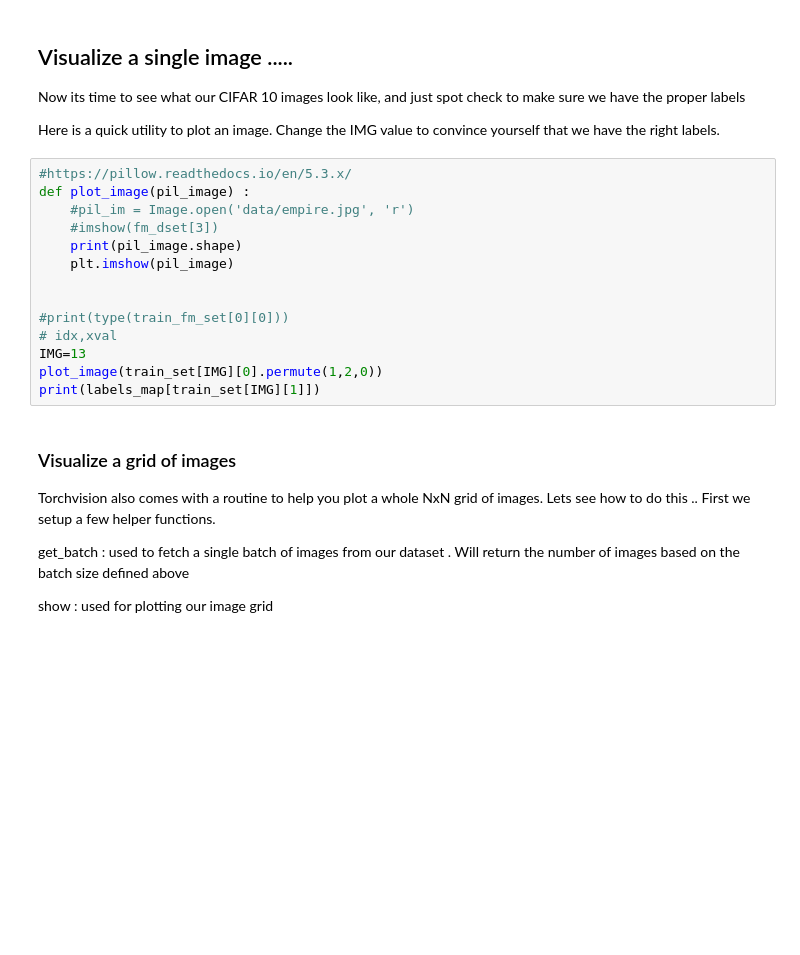
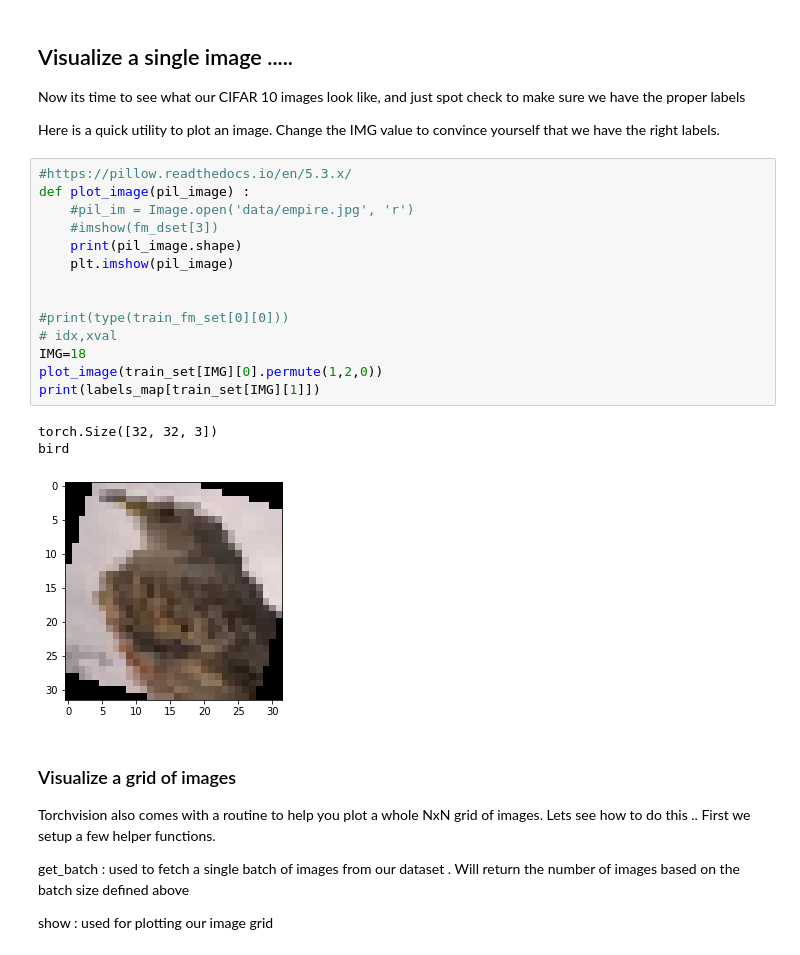
Before and after one commit to dustinvanstee/pytorch-examples, a Jupyter notebook: 02_Pytorch_using_CIFAR10.ipynb, the cells around one changed output. Saved outputs shown, nothing was run; the diff lists cells and outputs as text; blank space fills up the shorter version.

Commit message:
added images

```diff
--- a/02_Pytorch_using_CIFAR10.ipynb
+++ b/02_Pytorch_using_CIFAR10.ipynb
@@ -151,17 +171,21 @@ Here is a quick utility to plot an image.   Change the IMG value to convince you
 # %%
 #https://pillow.readthedocs.io/en/5.3.x/
 def plot_image(pil_image) :
     #pil_im = Image.open('data/empire.jpg', 'r')
     #imshow(fm_dset[3])
     print(pil_image.shape)
     plt.imshow(pil_image)
 
 
 #print(type(train_fm_set[0][0]))
 # idx,xval
-IMG=13
+IMG=18
 plot_image(train_set[IMG][0].permute(1,2,0))
 print(labels_map[train_set[IMG][1]])
+# %% [output]
+torch.Size([32, 32, 3])
+bird
+[figure, added]
 # %% [markdown]
 ### Visualize a grid of images
 Torchvision also comes with a routine to help you plot a whole NxN grid of images.  Lets see how to do this ..
```
Also changed, not shown: parts of 21 cells of this notebook, 1 other file.
